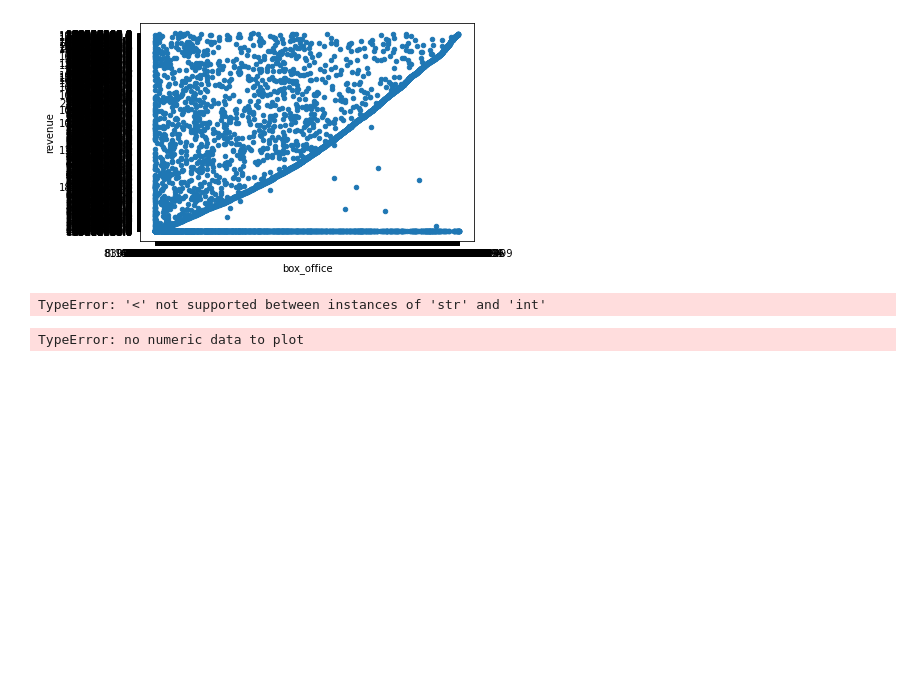
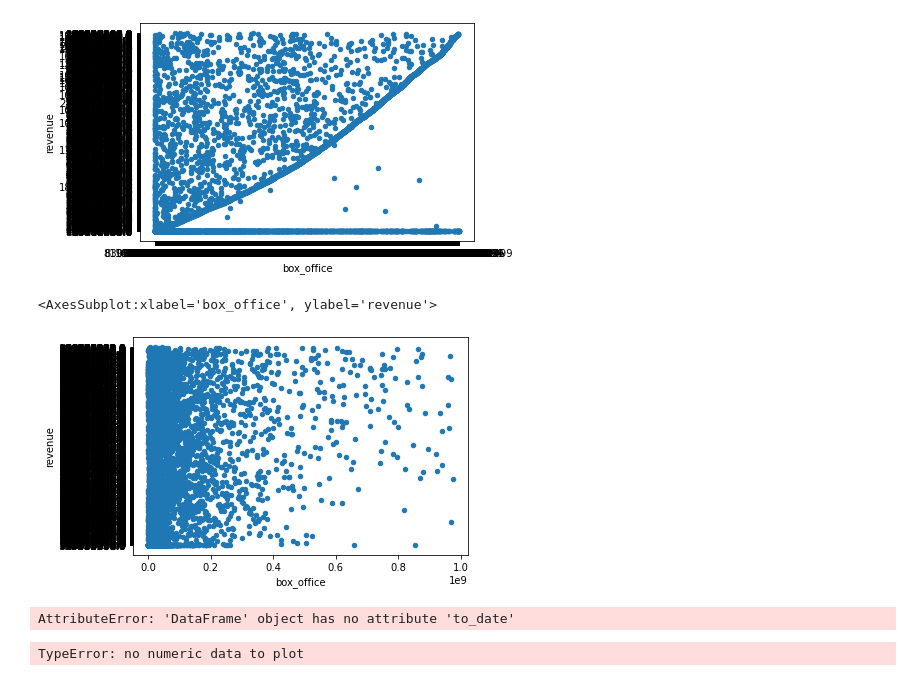
Before and after one commit to KathleenYager/Movies-ETL, a Jupyter notebook: wiki_movies_raw.ipynb, the cells around one changed output. Drawn from its saved outputs; the diff is of its cells as text; code cells hidden in the pictures; blank space fills up the shorter version.

```diff
--- a/wiki_movies_raw.ipynb
+++ b/wiki_movies_raw.ipynb
@@ -824,7 +825,14 @@ movies_df.fillna(0).plot(x='box_office', y='revenue', kind='scatter')
 <AxesSubplot:xlabel='box_office', ylabel='revenue'>
 [figure]
 # %%
-movies_df.fillna(0)[movies_df['box_office'] < 10**9].plot(x='box_office', y='revenue', kind='scatter')
+movies_df["box_office"].fillna(0,inplace=True)
+movies_df["box_office"] = movies_df["box_office"].astype(float)
+movies_df[movies_df['box_office'] < 10**9].plot(x='box_office', y='revenue', kind='scatter')
 # %% [output]
-TypeError: '<' not supported between instances of 'str' and 'int'
+<AxesSubplot:xlabel='box_office', ylabel='revenue'>
+[figure, added]
+# %%
+movies_df['release_date_wiki'] = movies_df.to_date(movies_df['release_date_wiki'])
+# %% [output]
+AttributeError: 'DataFrame' object has no attribute 'to_date'
 # %%
```
Also changed, not shown: parts of 5 cells of this notebook.
